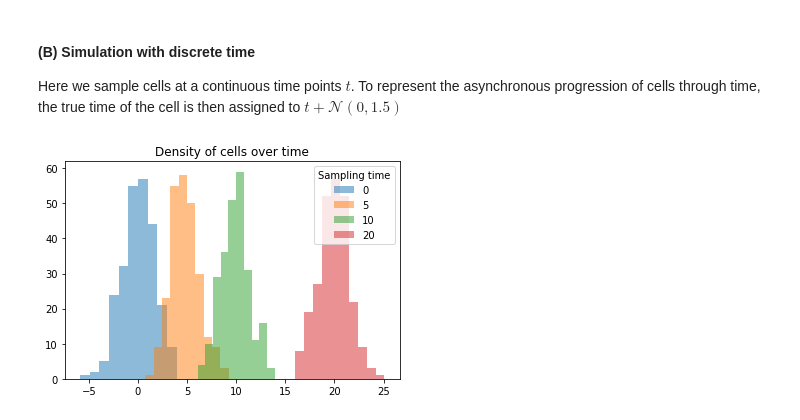
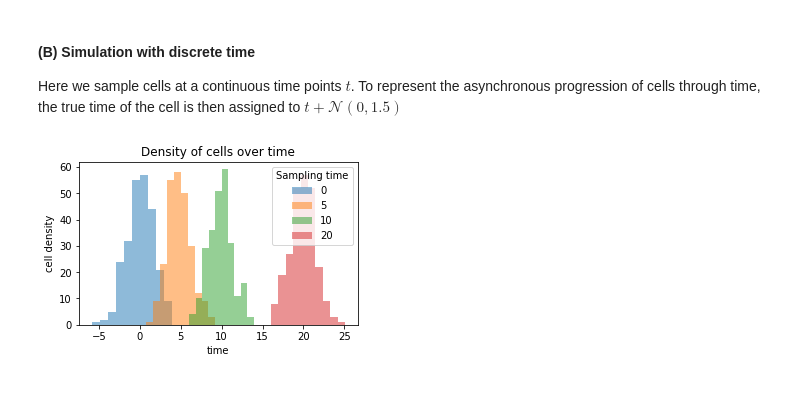
Before and after one commit to bjbouman/time_series_analysis, a Jupyter notebook: code/8.1.simulation_time_series.ipynb, the cells around one changed output. Saved outputs shown, nothing was run; the diff lists cells and outputs as text; code cells hidden in the pictures; blank space fills up the shorter version.

```diff
--- a/code/8.1.simulation_time_series.ipynb
+++ b/code/8.1.simulation_time_series.ipynb
@@ -8,6 +8,8 @@ import numpy as np
 import matplotlib.pyplot as plt
 from scipy.integrate import odeint
 np.random.seed(1)
+plt.rcParams['pdf.fonttype'] = 42 #for saving PDF with changeable text
+plt.rcParams['ps.fonttype'] = 42 #for saving PDF with changeable text
 # %% [markdown]
 ### Simulation
 
@@ -137,17 +153,20 @@ Here we sample cells at a continuous time points $t$. To represent the asynchron
 # %%
-# simulate time
-assigned_time = []
-for i in [0, 5, 10, 20]:
-    assigned_time.extend(np.repeat(i, int(n_cells/4)))
-assigned_time = np.array(assigned_time)
-time = assigned_time + np.random.normal(0, 1.5, n_cells)
+### visualize cell density
+fig, ax = plt.subplots(1,1,figsize=(5,3))
 
 for i in np.unique(assigned_time):
-    plt.hist(time[assigned_time==i], alpha=0.5, label=i)
-plt.title("Density of cells over time")
-plt.legend(title="Sampling time", loc='upper right')
+    ax.hist(time[assigned_time==i], alpha=0.5, label=i)
+ax.set_title("Density of cells over time")
+ax.legend(title="Sampling time", loc='upper right')
+ax.set_xlabel("time")
+ax.set_ylabel("cell density")
+
+# save figure
+save_path = "../figures/8.1.density_cells_time_series.pdf"
+fig.savefig(save_path, bbox_inches='tight', format='pdf', dpi=300)
+
 plt.show()
 # %% [output]
-[figure, old version]
+[figure, new version]
 # %%
 # simulate data
```
Also changed, not shown: parts of 20 cells of this notebook, 1 other file.
